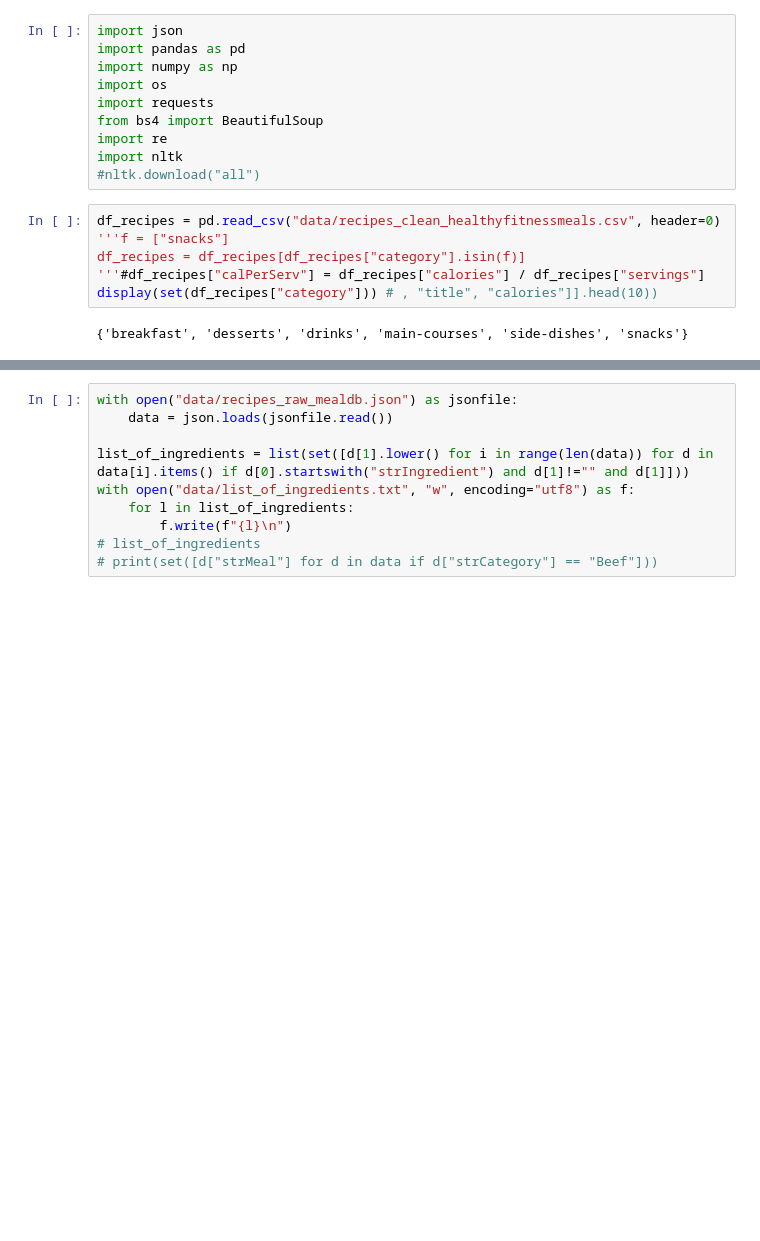
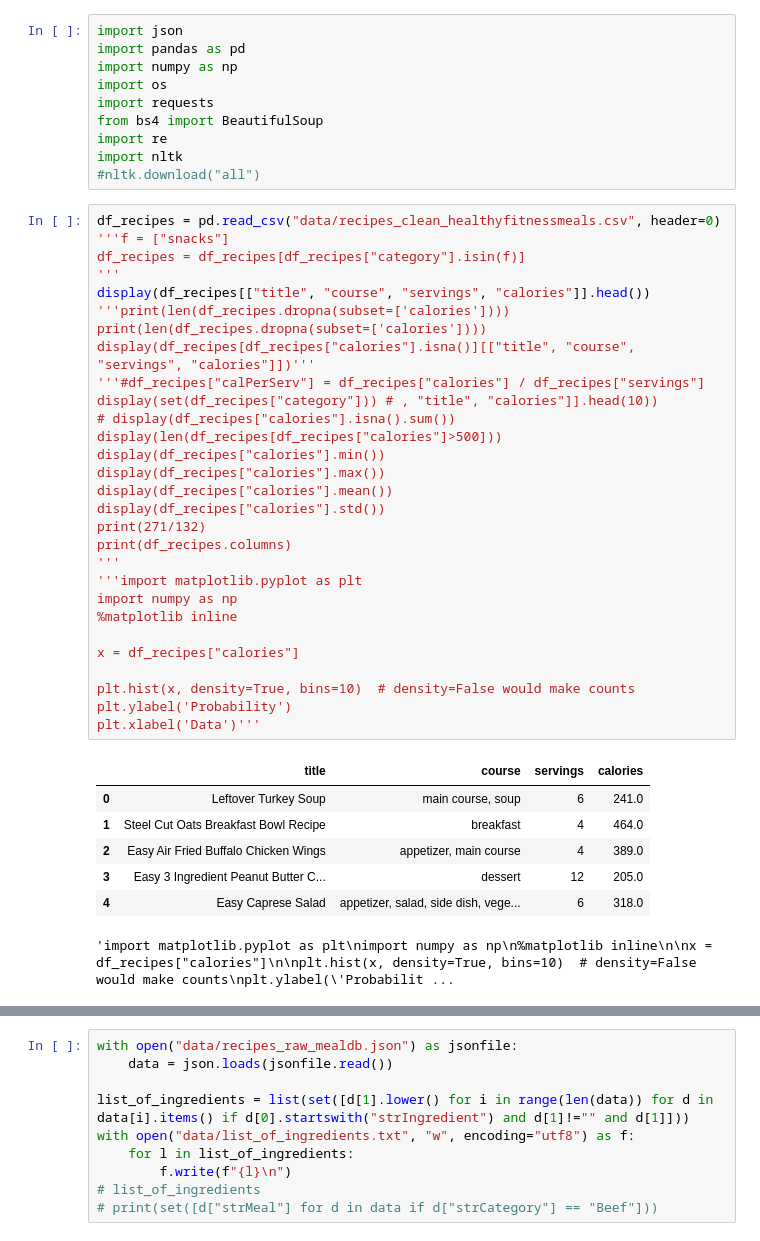
Before and after one commit to maxielias/meal-advisor, a Jupyter notebook: meal_advisor/test.ipynb, the cells around one changed output, grey strips where cells are left out. Saved outputs shown, nothing was run; the diff lists cells and outputs as text; blank space fills up the shorter version.

```diff
--- a/meal_advisor/test.ipynb
+++ b/meal_advisor/test.ipynb
@@ -8,11 +8,40 @@ from bs4 import BeautifulSoup
 import re
 import nltk
 #nltk.download("all")
-# %%
-df_recipes = pd.read_csv("data/recipes_clean_healthyfitnessmeals.csv", header=0)
-'''f = ["snacks"]
-df_recipes = df_recipes[df_recipes["category"].isin(f)]
-'''#df_recipes["calPerServ"] = df_recipes["calories"] / df_recipes["servings"]
-display(set(df_recipes["category"])) # , "title", "calories"]].head(10))
-# %% [output]
-{'breakfast', 'desserts', 'drinks', 'main-courses', 'side-dishes', 'snacks'}
+# %%
+df_recipes = pd.read_csv("data/recipes_clean_healthyfitnessmeals.csv", header=0)
+'''f = ["snacks"]
+df_recipes = df_recipes[df_recipes["category"].isin(f)]
+'''
+display(df_recipes[["title", "course", "servings", "calories"]].head())
+'''print(len(df_recipes.dropna(subset=['calories'])))
+print(len(df_recipes.dropna(subset=['calories'])))
+display(df_recipes[df_recipes["calories"].isna()][["title", "course", "servings", "calories"]])'''
+'''#df_recipes["calPerServ"] = df_recipes["calories"] / df_recipes["servings"]
+display(set(df_recipes["category"])) # , "title", "calories"]].head(10))
+# display(df_recipes["calories"].isna().sum())
+display(len(df_recipes[df_recipes["calories"]>500]))
+display(df_recipes["calories"].min())
+display(df_recipes["calories"].max())
+display(df_recipes["calories"].mean())
+display(df_recipes["calories"].std())
+print(271/132)
+print(df_recipes.columns)
+'''
+'''import matplotlib.pyplot as plt
+import numpy as np
+%matplotlib inline
+
+x = df_recipes["calories"]
+
+plt.hist(x, density=True, bins=10)  # density=False would make counts
+plt.ylabel('Probability')
+plt.xlabel('Data')'''
+# %% [output]
+|  | title | course | servings | calories |
+| 0 | Leftover Turkey Soup | main course, soup | 6 | 241.0 |
+| 1 | Steel Cut Oats Breakfast Bowl Recipe | breakfast | 4 | 464.0 |
+| 2 | Easy Air Fried Buffalo Chicken Wings | appetizer, main course | 4 | 389.0 |
+| 3 | Easy 3 Ingredient Peanut Butter C... | dessert | 12 | 205.0 |
+| 4 | Easy Caprese Salad | appetizer, salad, side dish, vege... | 6 | 318.0 |
+'import matplotlib.pyplot as plt\nimport numpy as np\n%matplotlib inline\n\nx = df_recipes["calories"]\n\nplt.hist(x, density=True, bins=10)  # density=False would make counts\nplt.ylabel(\'Probabilit ...
```
Also changed, not shown: parts of 34 cells of this notebook, 4 other files.
